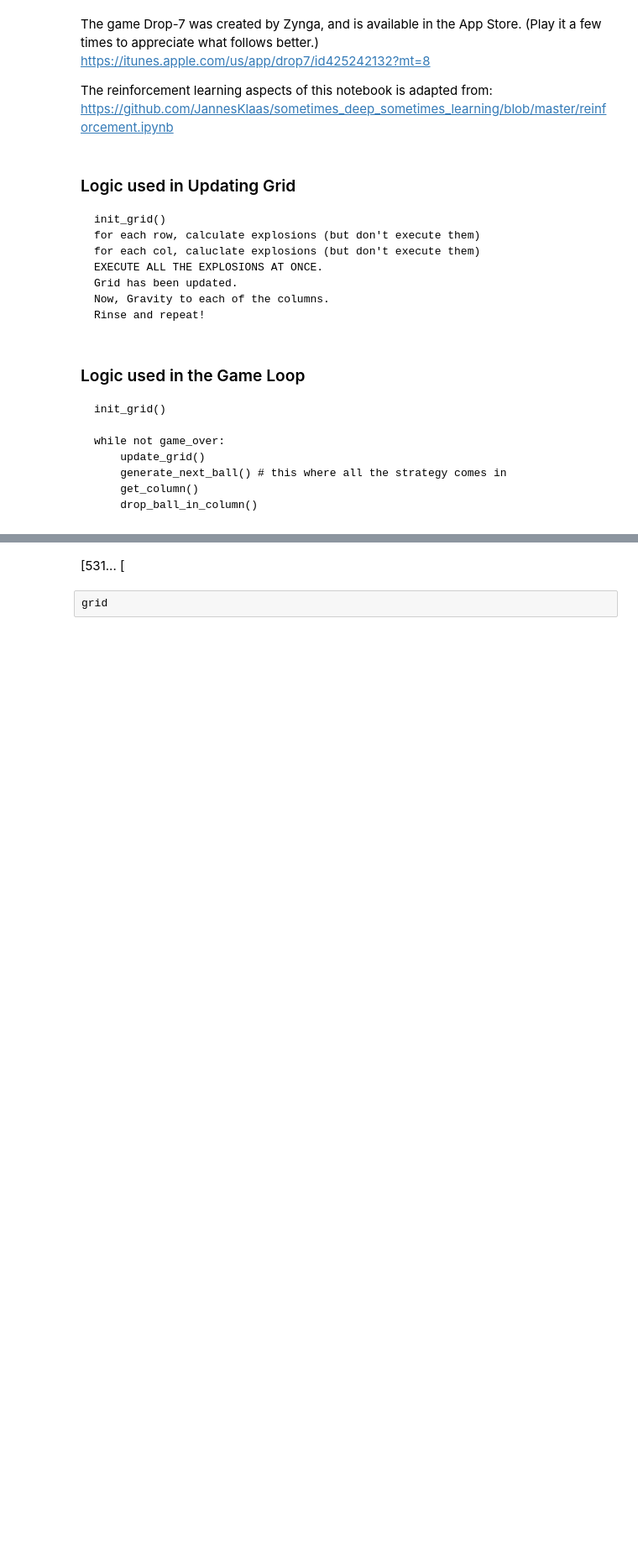
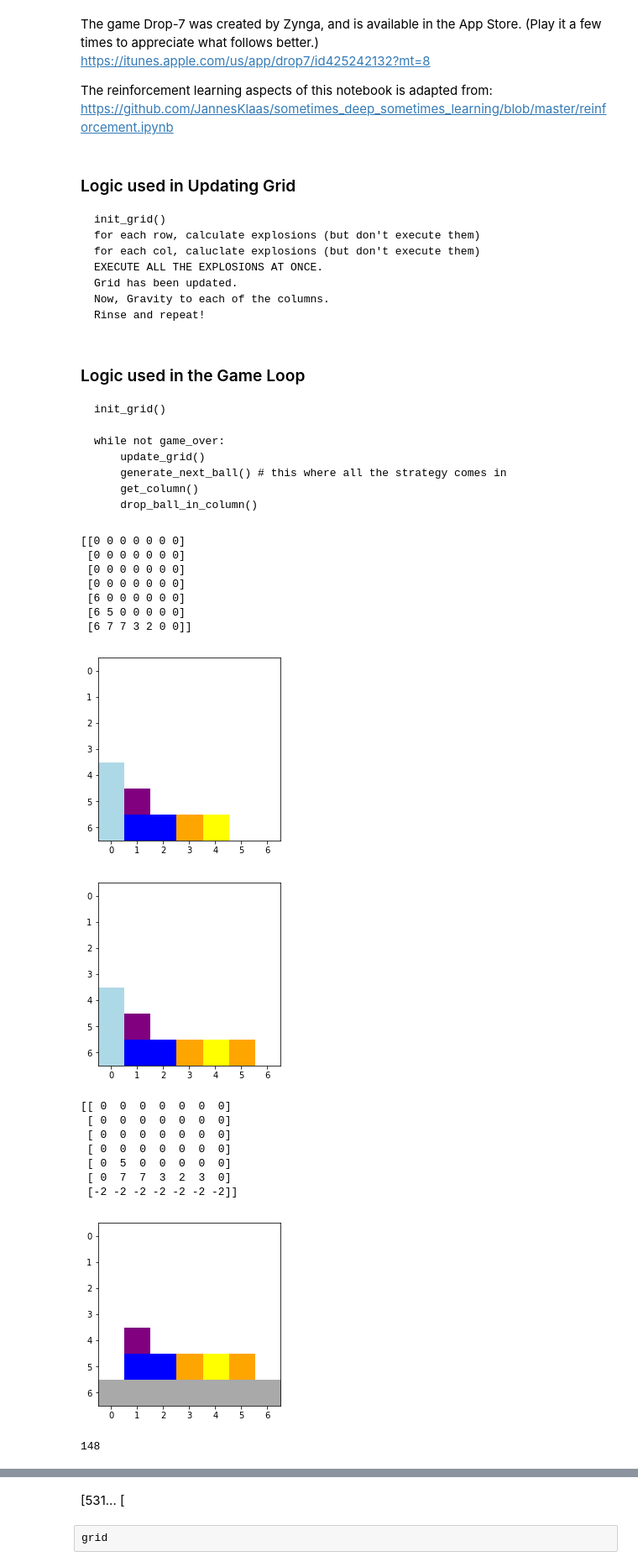
Before and after one commit to Ram-N/Drop7, a Jupyter notebook: Drop7-game_emulator.ipynb, the cells around one changed output, grey strips where cells are left out. Shown: that part at 84% size. Saved outputs shown, nothing was run; the diff lists cells and outputs as text; code cells hidden in the pictures; blank space fills up the shorter version.

```diff
--- a/Drop7-game_emulator.ipynb
+++ b/Drop7-game_emulator.ipynb
@@ -39,15 +39,6 @@ from game_strategy import *
 from game_log import *
 # %%
 %matplotlib inline
-# %%
-def recreate_grid(size=cfg._SIZE):
-    grid = grid_of_zeros(size)
-    grid = row(grid, 0, '4143836')
-    grid = row(grid, 1,'7131352')
-    grid = row(grid, 2,'6260800')
-    #list('52134335')
-    return grid
-    #zecol(3)
 # %%
 def play(s, _outfile):
 
@@ -147,0 +177,52 @@ def show_grid(grid):
+# %%
+def recreate_grid(size=cfg._SIZE):
+    grid = grid_of_zeros(size)
+    grid = row(grid, 1,'6500000') # second row from the bottom
+    grid = row(grid, 0, '6773200') # bottom row
+#    grid = row(grid, 0, '3333337') # bottom row
+    grid = row(grid, 2,'6000000') # second row from the bottom
+#    grid = row(grid, 1,'0600007') # second row from the bottom
+#    grid = row(grid, 0, '6704506') # bottom row
+
+#   grid = row(grid, 2,'6260800')
+    #list('52134335')
+    return grid
+    #zecol(3)
+# %%
+from game_log import _Stats
+s = _Stats
+s.reset(cfg._outfile)
+#grid = generate_init_grid(7)
+grid = recreate_grid(size=7)
+print(grid)
+show_grid(grid)
+grid, game_over, need_another_col = drop_ball_in_column(grid, 3 , 5) # grid ball col
+#grid, game_over, need_another_col = drop_ball_in_column(ball=3, col=3, grid=grid)
+show_grid(grid)
+grid = update_grid(grid, s)
+
+grid, game_over = level_up(grid)
+grid = update_grid(grid, s) #update grid after Leveling up
+
+print(grid)
+show_grid(grid)
+print (s.points)
+# %% [output]
+[[0 0 0 0 0 0 0]
+ [0 0 0 0 0 0 0]
+ [0 0 0 0 0 0 0]
+ [0 0 0 0 0 0 0]
+ [6 0 0 0 0 0 0]
+ [6 5 0 0 0 0 0]
+ [6 7 7 3 2 0 0]]
+[figure, added]
+[figure, added]
+[[ 0  0  0  0  0  0  0]
+ [ 0  0  0  0  0  0  0]
+ [ 0  0  0  0  0  0  0]
+ [ 0  0  0  0  0  0  0]
+ [ 0  5  0  0  0  0  0]
+ [ 0  7  7  3  2  3  0]
+ [-2 -2 -2 -2 -2 -2 -2]]
+[figure, added]
+148
```
Also changed, not shown: parts of 7 cells of this notebook, 3 other files.
